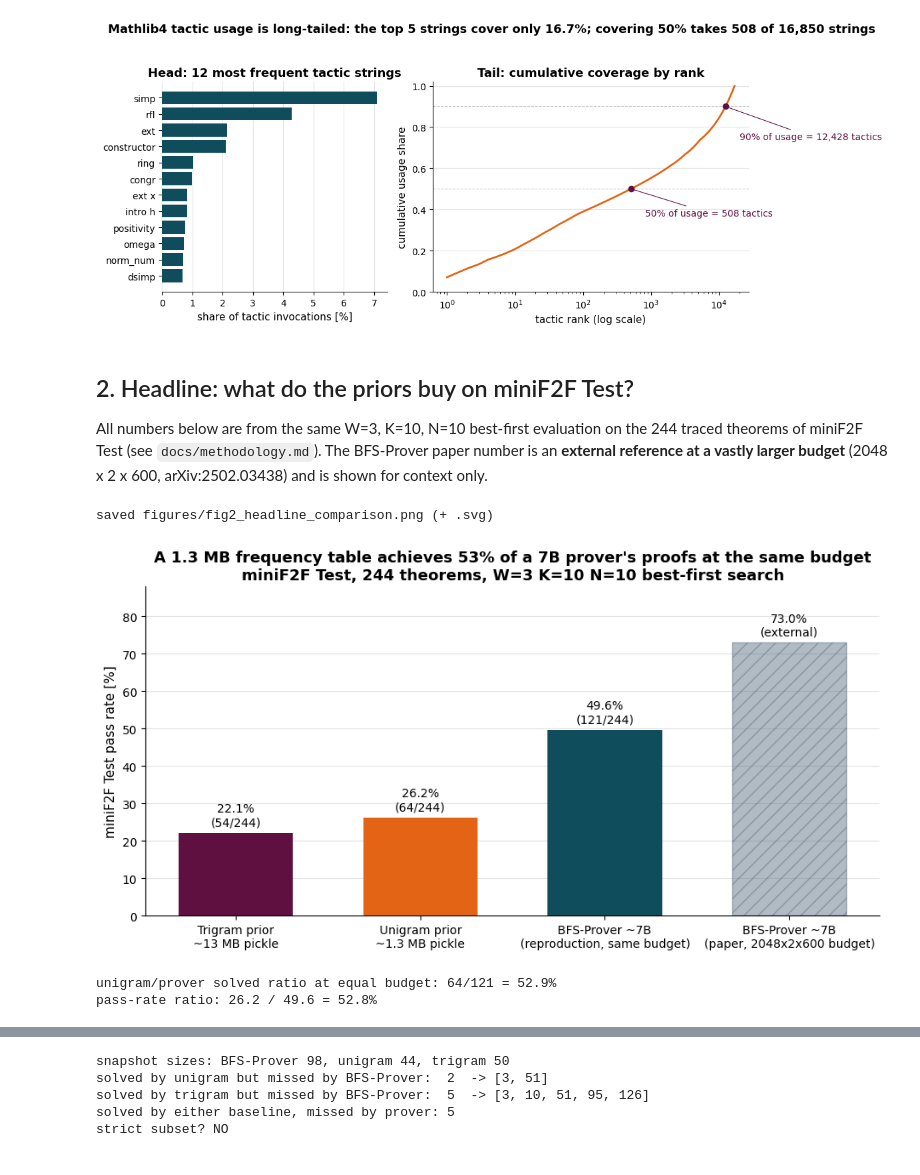
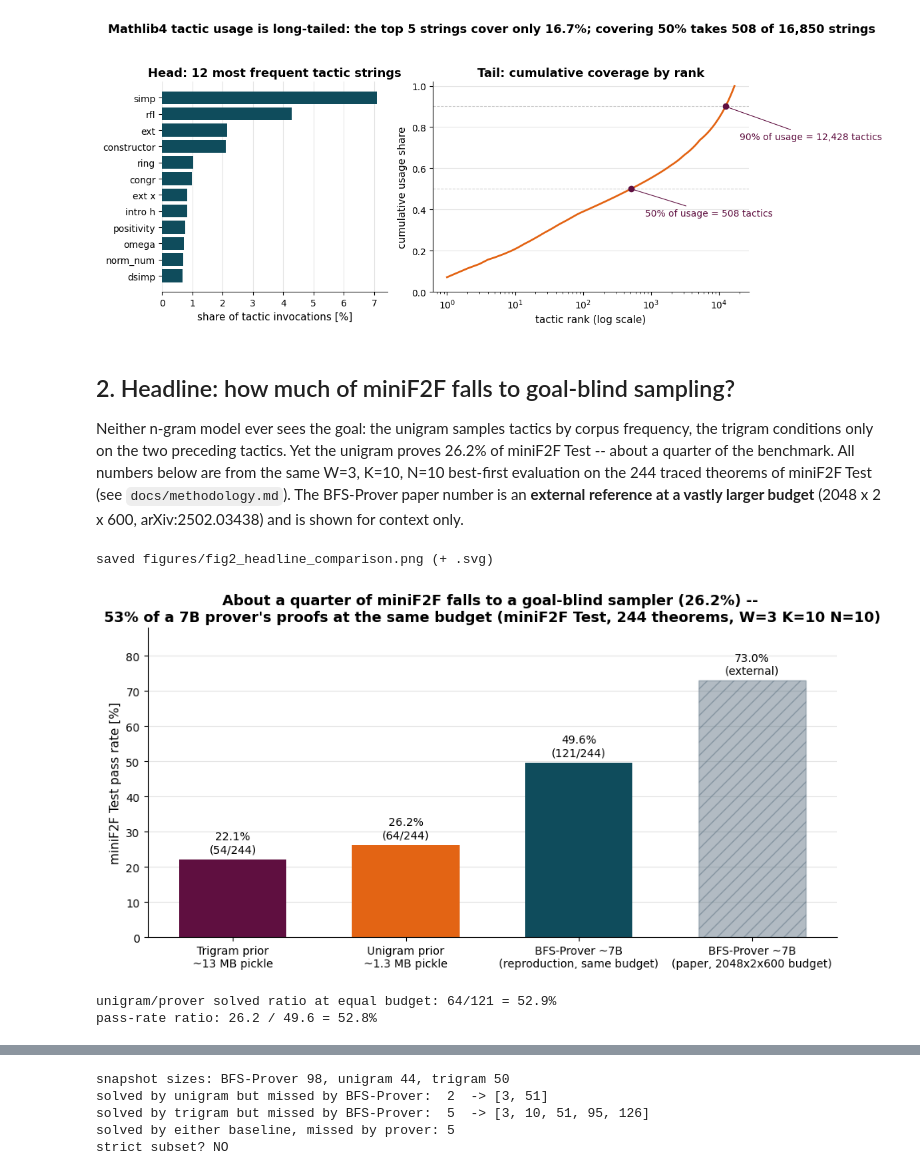
Before and after one commit to AmitAminov/tactic-priors, a Jupyter notebook: notebooks/analysis.ipynb, the cells around one changed output, grey strips where cells are left out. Saved outputs shown, nothing was run; the diff lists cells and outputs as text; code cells hidden in the pictures.

```diff
--- a/notebooks/analysis.ipynb
+++ b/notebooks/analysis.ipynb
@@ -131,9 +135,11 @@ plt.show()
 saved figures/fig1_tactic_concentration.png (+ .svg)
 [figure]
 # %% [markdown]
-## 2. Headline: what do the priors buy on miniF2F Test?
+## 2. Headline: how much of miniF2F falls to goal-blind sampling?
 
-All numbers below are from the same W=3, K=10, N=10 best-first evaluation on the 244 traced
+Neither n-gram model ever sees the goal: the unigram samples tactics by corpus frequency, the
+trigram conditions only on the two preceding tactics. Yet the unigram proves 26.2% of miniF2F
+Test -- about a quarter of the benchmark. All numbers below are from the same W=3, K=10, N=10 best-first evaluation on the 244 traced
 theorems of miniF2F Test (see `docs/methodology.md`). The BFS-Prover paper number is an
 **external reference at a vastly larger budget** (2048 x 2 x 600, arXiv:2502.03438) and is shown
 for context only.
@@ -151,36 +157,36 @@ labels = [r[0] for r in rows]
 rates = [100 * r[1] / r[2] if not r[4] else PAPER_RATE for r in rows]
 colors = [r[3] for r in rows]
 
 ratio = 64 / 121  # unigram solved / prover solved, same budget
 
 fig, ax = plt.subplots(figsize=(9.5, 5))
 bars = ax.bar(labels, rates, color=colors, width=0.62)
 bars[-1].set_alpha(0.45)
 bars[-1].set_hatch("//")
 bars[-1].set_edgecolor(PALETTE[4])
 
 for bar, row, rate in zip(bars, rows, rates):
     note = f"{rate:.1f}%" + (f"\n({row[1]}/{row[2]})" if not row[4] else "\n(external)")
     ax.annotate(note, xy=(bar.get_x() + bar.get_width() / 2, rate),
                 xytext=(0, 4), textcoords="offset points",
                 ha="center", va="bottom", fontsize=10)
 
 ax.set_ylabel("miniF2F Test pass rate [%]")
 ax.set_ylim(0, 88)
 style_ax(ax)
 ax.set_title(
-    f"A 1.3 MB frequency table achieves {ratio:.0%} of a 7B prover's proofs at the same budget\n"
-    "miniF2F Test, 244 theorems, W=3 K=10 N=10 best-first search",
+    f"About a quarter of miniF2F falls to a goal-blind sampler ({100 * 64 / 244:.1f}%) -- \n"
+    f"{ratio:.0%} of a 7B prover's proofs at the same budget (miniF2F Test, 244 theorems, W=3 K=10 N=10)",
     fontsize=13)
 fig.tight_layout()
 save_fig(fig, "fig2_headline_comparison")
 plt.show()
 
 print(f"unigram/prover solved ratio at equal budget: 64/121 = {ratio:.1%}")
 print(f"pass-rate ratio: 26.2 / 49.6 = {26.2 / 49.6:.1%}")
 # %% [output]
 saved figures/fig2_headline_comparison.png (+ .svg)
-[figure, old version]
+[figure, new version]
 unigram/prover solved ratio at equal budget: 64/121 = 52.9%
 pass-rate ratio: 26.2 / 49.6 = 52.8%
 # %% [markdown]
```
Also changed, not shown: parts of 2 cells of this notebook, 6 other files.
